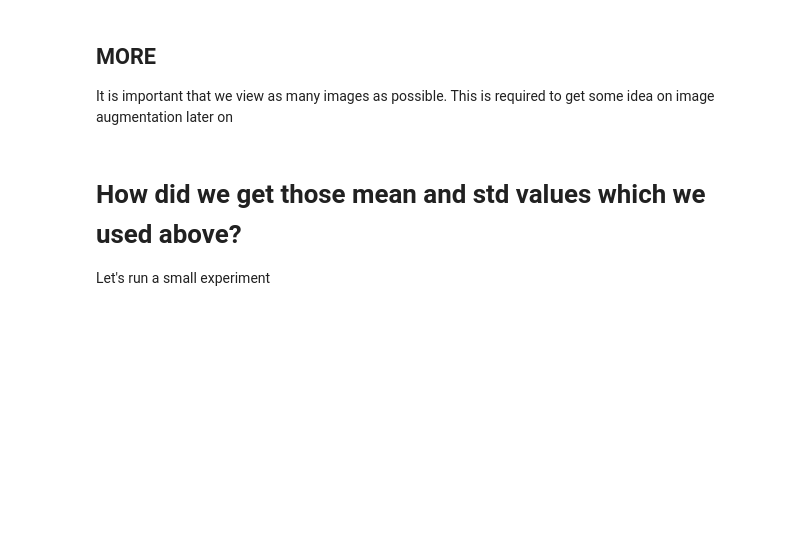
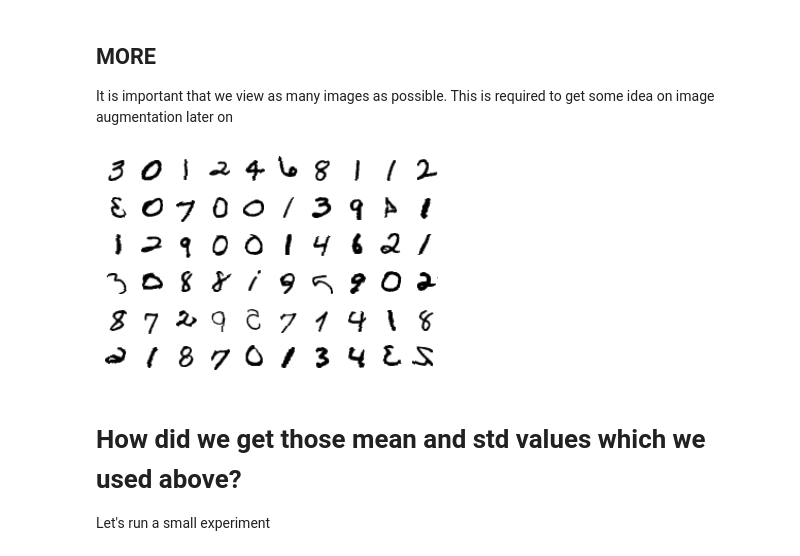
Before and after one commit to gowtham66866/EVA4, a Jupyter notebook: Session 5/EVA4_S5_F5.ipynb, the cells around one changed output. Cells and saved outputs as stored; diff of their text form; code cells hidden in the pictures; blank space fills up the shorter version.

```diff
--- a/Session 5/EVA4_S5_F5.ipynb
+++ b/Session 5/EVA4_S5_F5.ipynb
@@ -146,12 +189,14 @@ import matplotlib.pyplot as plt
 
 It is important that we view as many images as possible. This is required to get some idea on image augmentation later on
 # %%
-# figure = plt.figure()
-# num_of_images = 60
-# for index in range(1, num_of_images + 1):
-#     plt.subplot(6, 10, index)
-#     plt.axis('off')
-#     plt.imshow(images[index].numpy().squeeze(), cmap='gray_r')
+figure = plt.figure()
+num_of_images = 60
+for index in range(1, num_of_images + 1):
+    plt.subplot(6, 10, index)
+    plt.axis('off')
+    plt.imshow(images[index].numpy().squeeze(), cmap='gray_r')
+# %% [output]
+[figure, added]
 # %% [markdown]
 # How did we get those mean and std values which we used above?
 
```
Also changed, not shown: parts of 8 cells of this notebook.
